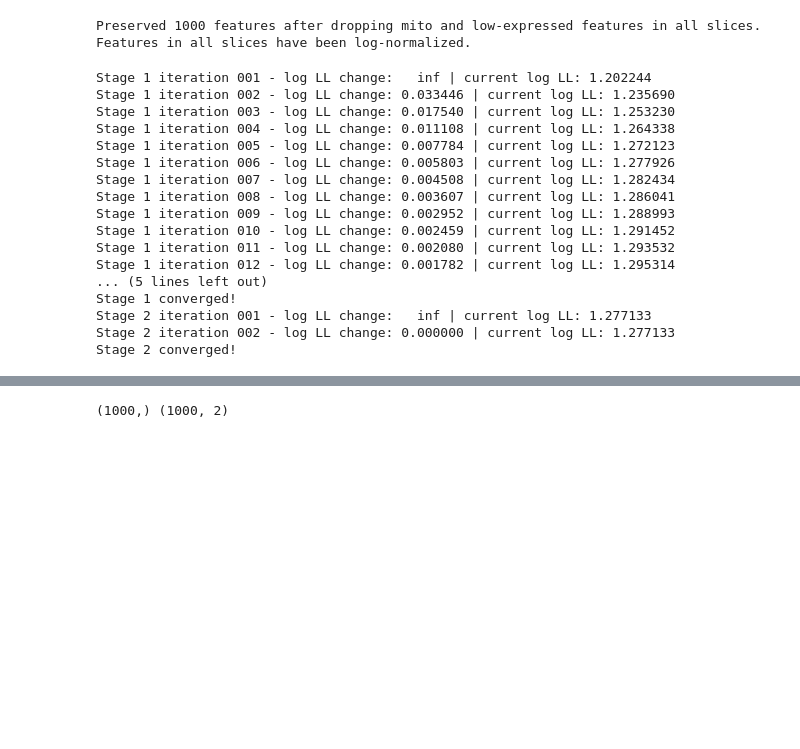
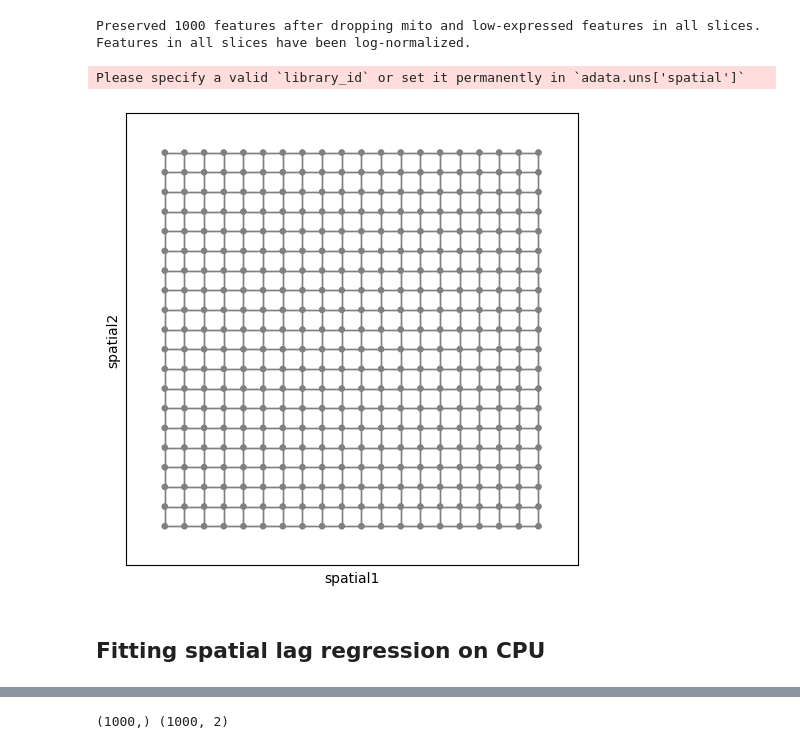
Before and after one commit to ToryDeng/PopSVG, a Jupyter notebook: tutorials/cpu.ipynb, the cells around one changed output, grey strips where cells are left out. Cells and saved outputs as stored; diff of their text form; code cells hidden in the pictures; blank space fills up the shorter version.

```diff
--- a/tutorials/cpu.ipynb
+++ b/tutorials/cpu.ipynb
@@ -28,26 +37,13 @@ preprocess_slices(adatas, coord_type="square")
 # %% [output]
 Preserved 1000 features after dropping mito and low-expressed features in all slices.
 Features in all slices have been log-normalized.
+# %%
+sq.pl.spatial_scatter(adatas[0], connectivity_key="spatial_connectivities", shape=None, na_color="grey", size=50)
+# %% [output]
+Please specify a valid `library_id` or set it permanently in `adata.uns['spatial']`
+[figure, added]
+# %% [markdown]
+## Fitting spatial lag regression on CPU
 # %%
 stats = spatial_lag_regression_cpu(adatas, n_workers=1)
 X, kappa2 = stats["all_alpha"], stats["all_alpha_var"]
-est = TwoStageExpectationMaximizer(max_iter=200, n_workers=1, rho_cutoff=0.25)
-est.fit(X, kappa2)
-# %% [output]
-Stage 1 iteration 001 - log LL change:   inf | current log LL: 1.202244
-Stage 1 iteration 002 - log LL change: 0.033446 | current log LL: 1.235690
-Stage 1 iteration 003 - log LL change: 0.017540 | current log LL: 1.253230
-Stage 1 iteration 004 - log LL change: 0.011108 | current log LL: 1.264338
-Stage 1 iteration 005 - log LL change: 0.007784 | current log LL: 1.272123
-Stage 1 iteration 006 - log LL change: 0.005803 | current log LL: 1.277926
-Stage 1 iteration 007 - log LL change: 0.004508 | current log LL: 1.282434
-Stage 1 iteration 008 - log LL change: 0.003607 | current log LL: 1.286041
-Stage 1 iteration 009 - log LL change: 0.002952 | current log LL: 1.288993
-Stage 1 iteration 010 - log LL change: 0.002459 | current log LL: 1.291452
-Stage 1 iteration 011 - log LL change: 0.002080 | current log LL: 1.293532
-Stage 1 iteration 012 - log LL change: 0.001782 | current log LL: 1.295314
-... (5 lines left out)
-Stage 1 converged!
-Stage 2 iteration 001 - log LL change:   inf | current log LL: 1.277133
-Stage 2 iteration 002 - log LL change: 0.000000 | current log LL: 1.277133
-Stage 2 converged!
```
Also changed, not shown: parts of 8 cells of this notebook, 4 other files.
